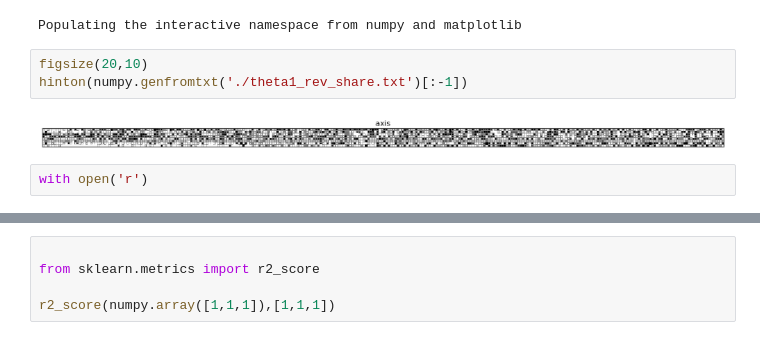
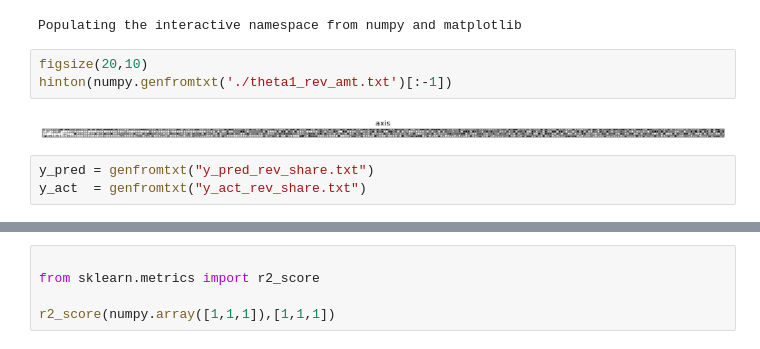
Before and after one commit to erjenkins29/brand-fp, a Jupyter notebook: hinton_trial.ipynb, the cells around one changed output, grey strips where cells are left out. Cells and saved outputs as stored; diff of their text form.

```diff
--- a/hinton_trial.ipynb
+++ b/hinton_trial.ipynb
@@ -33,8 +29,9 @@ def hinton(matrix, max_weight=None, ax=None,title='axis'):
 Populating the interactive namespace from numpy and matplotlib
 # %%
 figsize(20,10)
-hinton(numpy.genfromtxt('./theta1_rev_share.txt')[:-1])
+hinton(numpy.genfromtxt('./theta1_rev_amt.txt')[:-1])
 # %% [output]
-[figure, old version]
+[figure, new version]
-# %%
-with open('r')
+# %%
+y_pred = genfromtxt("y_pred_rev_share.txt")
+y_act  = genfromtxt("y_act_rev_share.txt")
```
Also changed, not shown: parts of 2 cells of this notebook, 1 other file.
